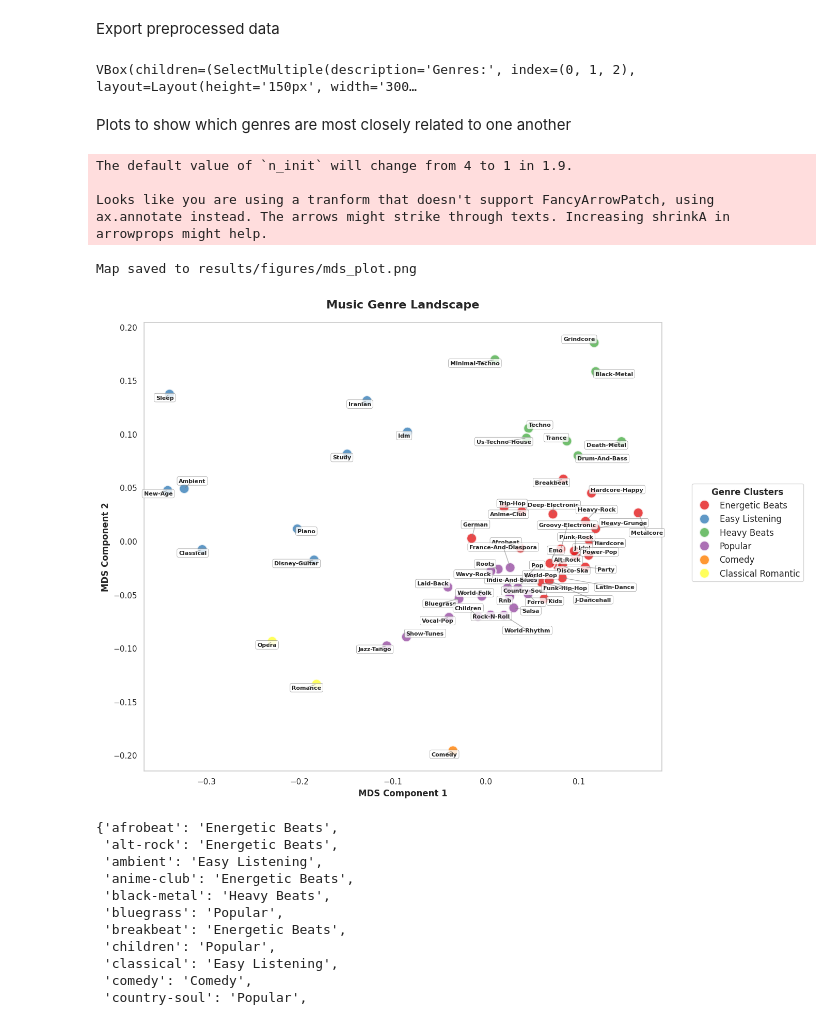
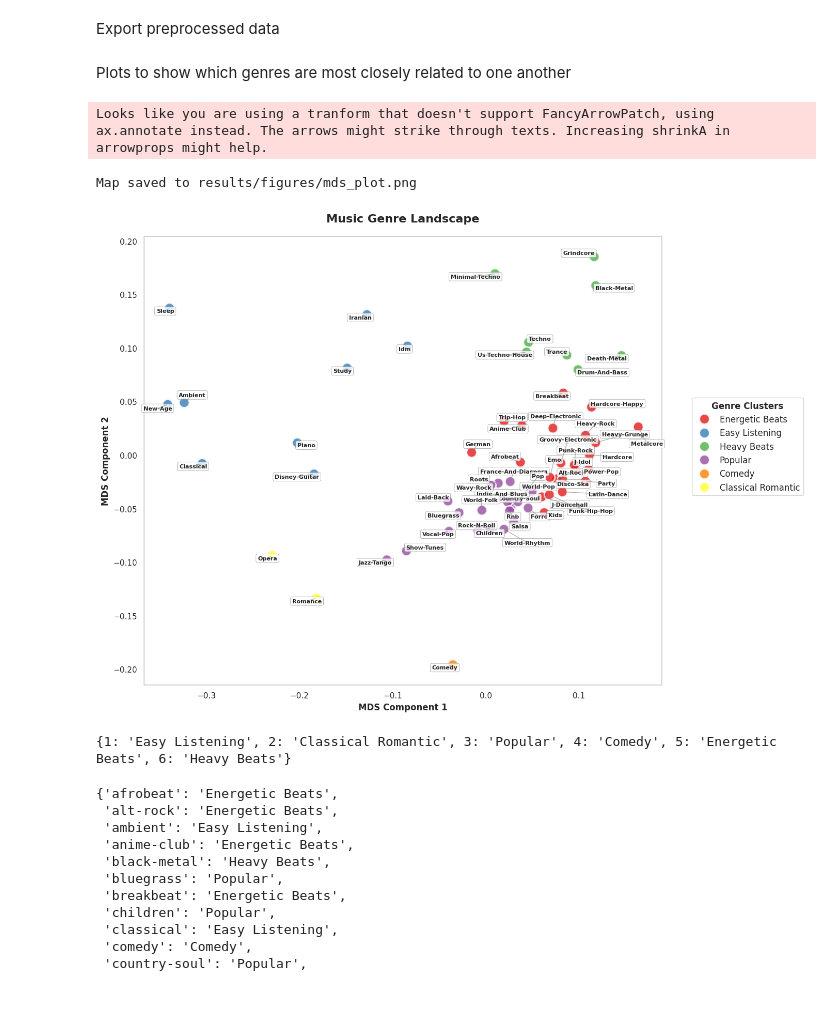
Before and after one commit to jacob-w-knight/song_popularity_prediction, a Jupyter notebook: genre_clustering.ipynb, the cells around one changed output. Saved outputs shown, nothing was run; the diff lists cells and outputs as text; code cells hidden in the pictures.

```diff
--- a/notebooks/genre_clustering.ipynb
+++ b/genre_clustering.ipynb
@@ -186,93 +183,19 @@ audio_features = ['danceability', 'energy', 'valence', 'acousticness',
 genre_profiles = df_unscaled.groupby('track_genre')[audio_features].mean()
 
 genre_profiles_scaled = genre_profiles * 100
-# %%
-import ipywidgets as widgets
-from IPython.display import display
-import plotly.graph_objects as go
-
-def create_ipywidgets_multi_genre_radar(genre_data):
-
-    # Create multi-select widget
-    genre_options = [(genre.title(), genre) for genre in genre_data.index]
-
-    multi_select = widgets.SelectMultiple(
-        options=genre_options,
-        value=list(genre_data.index)[:3],  # Default selection
-        description='Genres:',
-        disabled=False,
-        style={'description_width': 'initial'},
-        layout=widgets.Layout(width='300px', height='150px')
-    )
-
-    # Create output widget for the plotq
-    output = widgets.Output()
-
-    def update_plot(change=None):
-
-        # Update radar chart based on widget selection
-
-        with output:
-            output.clear_output(wait=True)
-
-            selected_genres = multi_select.value
-            if not selected_genres:
-                print("Please select at least one genre")
-                return
-
-            fig = go.Figure()
-            colors = ['blue', 'red', 'green', 'purple', 'orange', 'brown', 'pink']
-            features = list(genre_data.columns)
-
-            for i, genre in enumerate(selected_genres):
-                values = list(genre_data.loc[genre])
-                values_closed = values + [values[0]]
-                features_closed = features + [features[0]]
-
-                fig.add_trace(go.Scatterpolar(
-                    r=values_closed,
-                    theta=features_closed,
-                    fill='toself',
-                    name=genre.title(),
-                    line_color=colors[i % len(colors)]
-                ))
-
-            fig.update_layout(
-                polar=dict(radialaxis=dict(visible=True, range=[0, 1])),
-                title=f"Genre Comparison: {', '.join([g.title() for g in selected_genres])}",
-                showlegend=True,
-                height=600
-            )
-
-            fig.show()
-
-    # Connect widget to update function
-    multi_select.observe(update_plot, names='value')
-
-    # Display widgets
-    display(widgets.VBox([multi_select, output]))
-
-    # Initial plot
-    update_plot()
-
-# Usage in Jupyter notebook
-create_ipywidgets_multi_genre_radar(genre_profiles)
-# %% [output]
-VBox(children=(SelectMultiple(description='Genres:', index=(0, 1, 2), layout=Layout(height='150px', width='300…
 # %% [markdown]
 Plots to show which genres are most closely related to one another
 # %%
 from src.visualisation import create_mds_plot
 
 # Usage
-clean_df, stress = create_mds_plot(genre_profiles_scaled, n_clusters=6, save_path="results/figures/mds_plot.png")
+clean_df, stress, cluster_names = create_mds_plot(genre_profiles_scaled, n_clusters=6, save_path="results/figures/mds_plot.png")
 # clean_df, stress = create_mds_plot(genre_profiles_scaled, n_clusters=6)
 # %% [output]
-The default value of `n_init` will change from 4 to 1 in 1.9.
-
 Looks like you are using a tranform that doesn't support FancyArrowPatch, using ax.annotate instead. The arrows might strike through texts. Increasing shrinkA in arrowprops might help.
 Map saved to results/figures/mds_plot.png
-[figure, old version]
+[figure, new version]
+{1: 'Easy Listening', 2: 'Classical Romantic', 3: 'Popular', 4: 'Comedy', 5: 'Energetic Beats', 6: 'Heavy Beats'}
 # %%
 genre_dict = clean_df.set_index('Genre')['Cluster_Name'].to_dict()
 genre_dict =  {k.lower(): v for k, v in genre_dict.items()}
```
Also changed, not shown: parts of 3 cells of this notebook, 4 other files.
